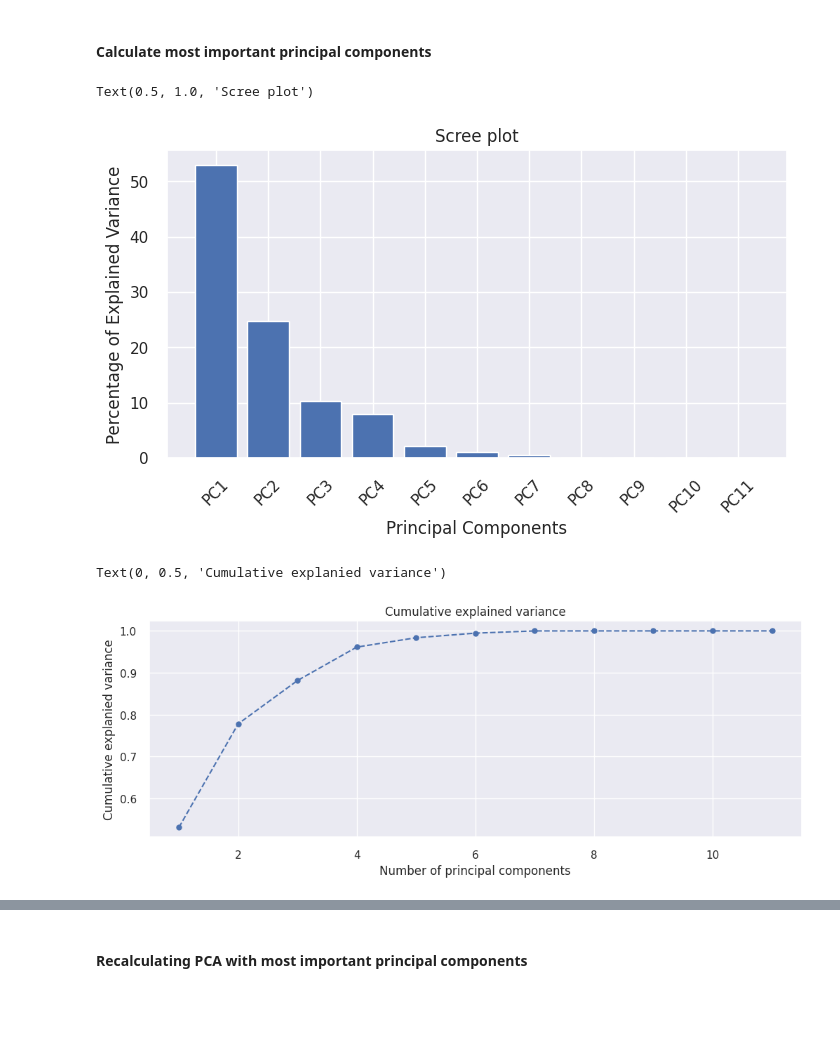
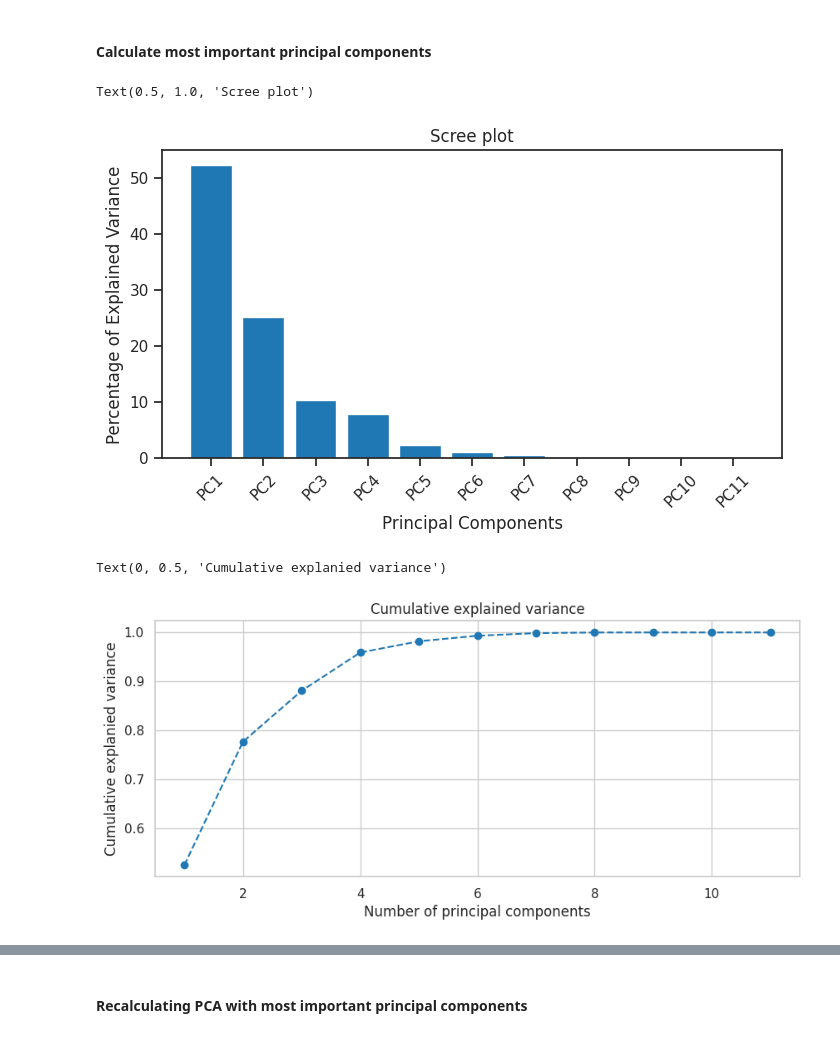
Before and after one commit to AAleksandros/HUA-DIT-Data-mining-project, a Jupyter notebook: data_mining.ipynb, the cells around one changed output, grey strips where cells are left out. Cells and saved outputs as stored; diff of their text form; code cells hidden in the pictures; blank space fills up the shorter version.

```diff
--- a/data_mining.ipynb
+++ b/data_mining.ipynb
@@ -290,5 +284,5 @@ df[' of Gross earned abroad'] = df[' of Gross earned abroad'].apply(lambda s: s
 # %% [markdown]
 #### Drop any remaining rows with 0 budget than can not be fixed
 # %%
-df = df[df['Foreign Gross ($million)'] != 0]
-df = df[df[' of Gross earned abroad'] != 0]
+# df = df[df['Foreign Gross ($million)'] != 0]
+# df = df[df[' of Gross earned abroad'] != 0]
@@ -443,9 +435,6 @@ df_cl.head().T
 # df_movie_names = df_cl[['Film', 'Oscar Winners']]
 df_cl_corr = df_cl.drop(['Film', 'Year','Distributor', 'IMDb Rating', 'IMDB vs RT disparity', 'Release Date (US)','Oscar Detail'], axis=1)
 # %%
-# Reset background style
-
-
 corr = df_cl_corr.corr()
 
 mask = np.zeros_like(corr)
@@ -453,7 +442,7 @@ mask[np.triu_indices_from(mask, k=1)] = True
 
 # Plot the heatmap
 # sns.set()
-sns.set_style('whitegrid')
+# sns.set_style('whitegrid')
 plt.figure(figsize=(36, 14))
 sns.heatmap(corr, mask=mask, cmap=colormaps['RdBu'], annot=True, center=0, fmt='.2f')
 plt.title('Correlation Matrix', fontsize=14)
@@ -465,5 +456,5 @@ Text(0.5, 1.0, 'Correlation Matrix')
 # %%
-sns.set_theme()
+sns.set_theme(palette='tab10', style='whitegrid')
 # sns.set_style("whitegrid")
 fig, ax =plt.subplots(1,2)
 fig.set_figwidth(16)
@@ -481,6 +472,7 @@ sns.scatterplot(data=df_cl, x='Budget ($million)', y='Worldwide Gross ($million)
 y = df_cl[['Oscar Winners']]
 meta = df_cl['Film']
 # %%
+sns.set_theme(palette='tab10', style='ticks')
 pairplt = df_cl[['Rotten Tomatoes  critics', 'Metacritic  critics', 'Rotten Tomatoes Audience ', 'Metacritic Audience ']]
 sns.pairplot(pd.concat([pairplt, y], axis=1), hue='Oscar Winners')
 # %% [output]
@@ -493,7 +485,7 @@ sns.pairplot(pd.concat([pairplt, y], axis=1), hue='Oscar Winners')
 # %%
 # Select features for PCA analysis
 x = df_cl[['Rotten Tomatoes  critics', 'Metacritic  critics', 'Average critics ', 'Rotten Tomatoes Audience ', 'Metacritic Audience ', 'Average audience ', 'Audience vs Critics deviance ','Domestic Gross', 'Foreign Gross', 'Worldwide Gross', ' of Gross earned abroad']]
-
+# x = df_cl.drop
 # Fit and scale data
 x = StandardScaler().fit_transform(x)
 pca = PCA()
@@ -508,7 +500,7 @@ principal_df = pd.DataFrame(data = principal_components, columns = labels)
 
 final_df = pd.concat([principal_df, df[['Oscar Winners']]], axis = 1)
 
-sns.set_theme()
+
 plt.figure(figsize=(8,4))
 plt.xticks(rotation=45)
 plt.bar(x=range(len(x[0])), height=per_var,  tick_label=labels)
@@ -517,15 +509,15 @@ plt.xlabel('Principal Components')
 plt.title('Scree plot')
 # %% [output]
 Text(0.5, 1.0, 'Scree plot')
-[figure, old version]
+[figure, new version]
 # %%
-sns.set_theme()
-plt.figure(figsize= (12,4))
+sns.set_theme(palette='tab10', style='whitegrid')
+plt.figure(figsize= (10,4))
 plt.plot(range(1, len(pca.explained_variance_ratio_)+1), pca.explained_variance_ratio_.cumsum(), marker='o', linestyle = '--')
 plt.title('Cumulative explained variance')
 plt.xlabel('Number of principal components')
 plt.ylabel('Cumulative explanied variance')
 # %% [output]
 Text(0, 0.5, 'Cumulative explanied variance')
-[figure, old version]
+[figure, new version]
 # %%
```
Also changed, not shown: parts of 25 cells of this notebook.
